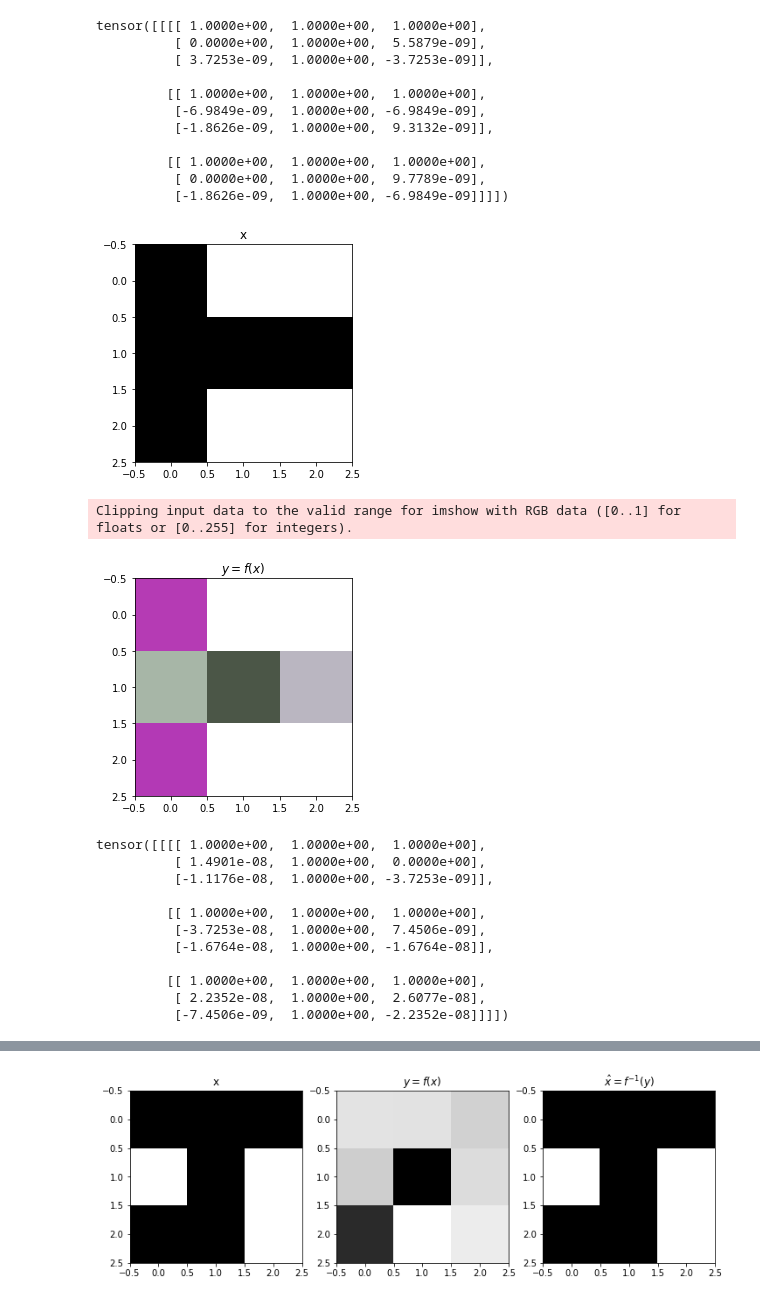
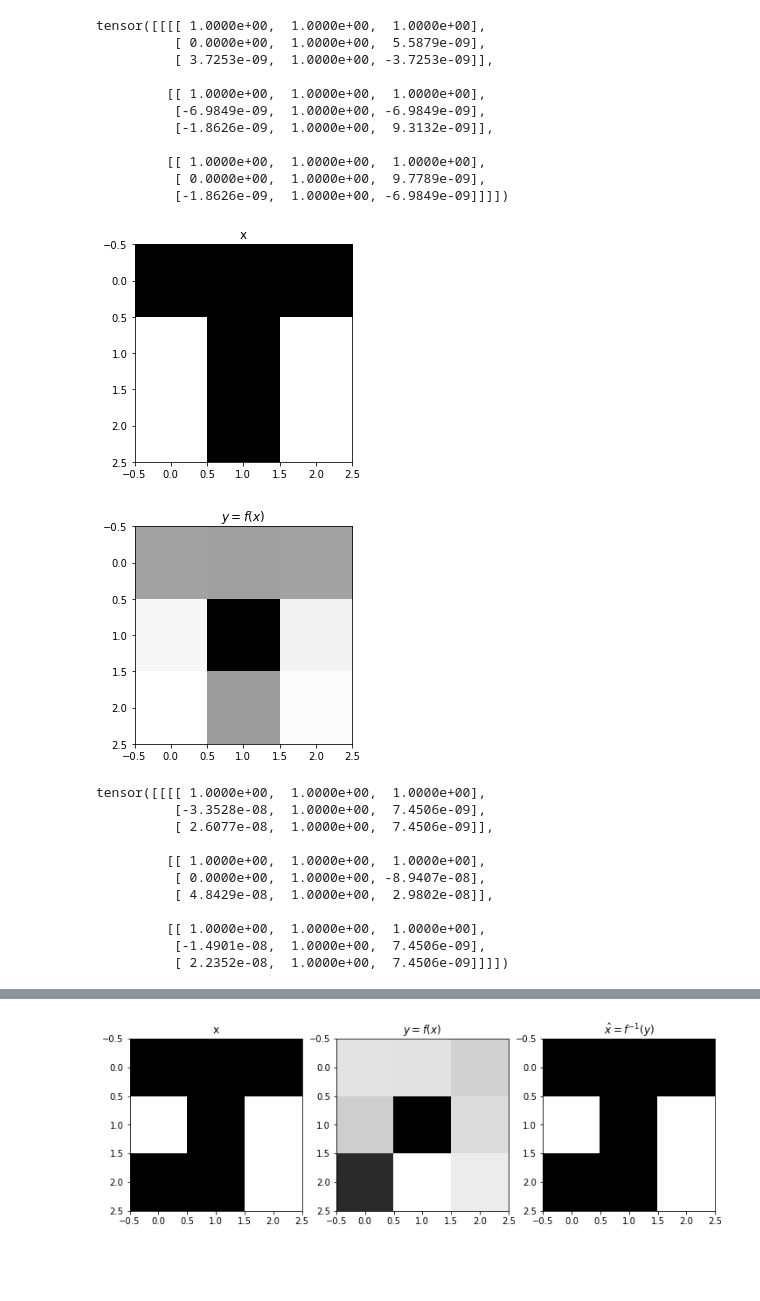
Before and after one commit to ELIFE-ASU/INNLab, a Jupyter notebook: src/i-ResNet_unit_tests.ipynb, the cells around one changed output, grey strips where cells are left out. Cells and saved outputs as stored; diff of their text form; code cells hidden in the pictures; blank space fills up the shorter version.

```diff
--- a/src/i-ResNet_unit_tests.ipynb
+++ b/src/i-ResNet_unit_tests.ipynb
@@ -163,8 +237,7 @@ model = iResNet.Sequential(iResNet.Conv2d(channel=3, kernel_size=3),
                            iResNet.Conv2d(channel=3, kernel_size=3),
                            iResNet.Conv2d(channel=3, kernel_size=3),
                            iResNet.Conv2d(channel=3, kernel_size=3),
-                           iResNet.Conv2d(channel=3, kernel_size=3),
-                           iResNet.PixelShuffle2d(r=3)
+                           iResNet.Conv2d(channel=3, kernel_size=3)
                           )
 # %%
 optimizer = optim.Adam(model.parameters(), lr=0.01)
@@ -203,33 +276,32 @@ tensor([[[[ 1.0000e+00,  1.0000e+00,  1.0000e+00],
           [ 0.0000e+00,  1.0000e+00,  9.7789e-09],
           [-1.8626e-09,  1.0000e+00, -6.9849e-09]]]])
 # %%
-plt.imshow(1-x[0].transpose(0,2).detach())
+plt.imshow(1-x[0,0].detach(), cmap='gray')
 plt.title('x')
 #plt.savefig('cov2d_x.png')
 plt.show()
 # %% [output]
-[figure, old version]
+[figure, new version]
 # %%
-plt.imshow(1-y[0].transpose(0,2).detach())
+plt.imshow(1-y[0,0].detach(), cmap='gray')
 plt.title('$y=f(x)$')
 #plt.savefig('cov2d_y.png')
 plt.show()
 # %% [output]
-Clipping input data to the valid range for imshow with RGB data ([0..1] for floats or [0..255] for integers).
-[figure, old version]
+[figure, new version]
 # %%
 xhat = model.inverse(y)
 xhat
 # %% [output]
 tensor([[[[ 1.0000e+00,  1.0000e+00,  1.0000e+00],
-          [ 1.4901e-08,  1.0000e+00,  0.0000e+00],
-          [-1.1176e-08,  1.0000e+00, -3.7253e-09]],
+          [-3.3528e-08,  1.0000e+00,  7.4506e-09],
+          [ 2.6077e-08,  1.0000e+00,  7.4506e-09]],
 
          [[ 1.0000e+00,  1.0000e+00,  1.0000e+00],
-          [-3.7253e-08,  1.0000e+00,  7.4506e-09],
-          [-1.6764e-08,  1.0000e+00, -1.6764e-08]],
+          [ 0.0000e+00,  1.0000e+00, -8.9407e-08],
+          [ 4.8429e-08,  1.0000e+00,  2.9802e-08]],
 
          [[ 1.0000e+00,  1.0000e+00,  1.0000e+00],
-          [ 2.2352e-08,  1.0000e+00,  2.6077e-08],
-          [-7.4506e-09,  1.0000e+00, -2.2352e-08]]]])
+          [-1.4901e-08,  1.0000e+00,  7.4506e-09],
+          [ 2.2352e-08,  1.0000e+00,  7.4506e-09]]]])
 # %%
```
Also changed, not shown: parts of 30 cells of this notebook, 3 other files.
